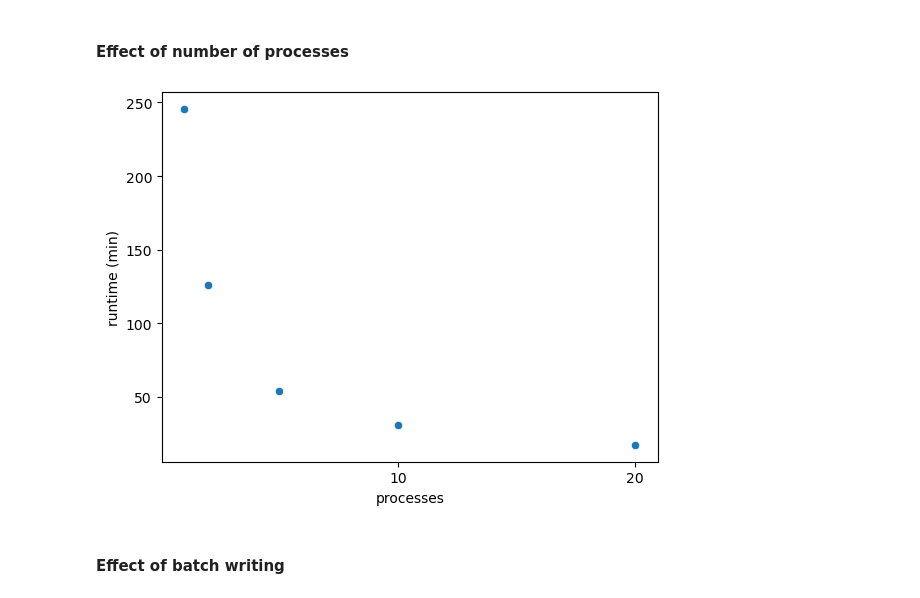
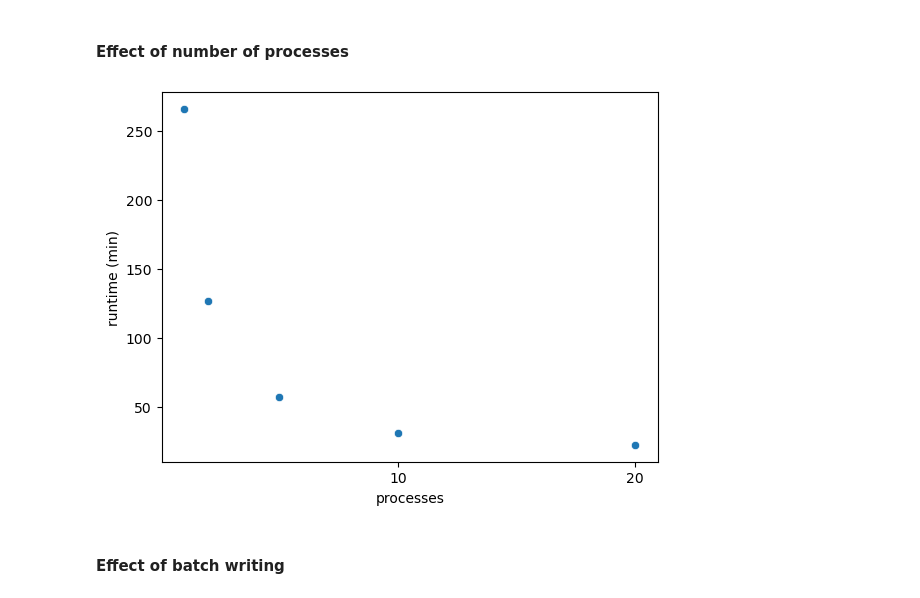
Before and after one commit to skiehl/pasiphae-survey-planner, a Jupyter notebook: Test_Runtime.ipynb, the cells around one changed output. Cells and saved outputs as stored; diff of their text form; code cells hidden in the pictures.

```diff
--- a/Test_Runtime.ipynb
+++ b/Test_Runtime.ipynb
@@ -364,11 +366,11 @@ tests
 # %% [markdown]
 #### Effect of number of processes
 # %%
-sel = tests['batch_write'] == 20000
+sel = tests['batch_write'] == 1000
 sns.scatterplot(data=tests.loc[sel], x='processes', y='runtime (min)')
 plt.gca().xaxis.set_major_locator(MultipleLocator(10));
 # %% [output]
-[figure, old version]
+[figure, new version]
 # %% [markdown]
 #### Effect of batch writing
 # %%
```
Also changed, not shown: parts of 12 cells of this notebook, 9 other files.
